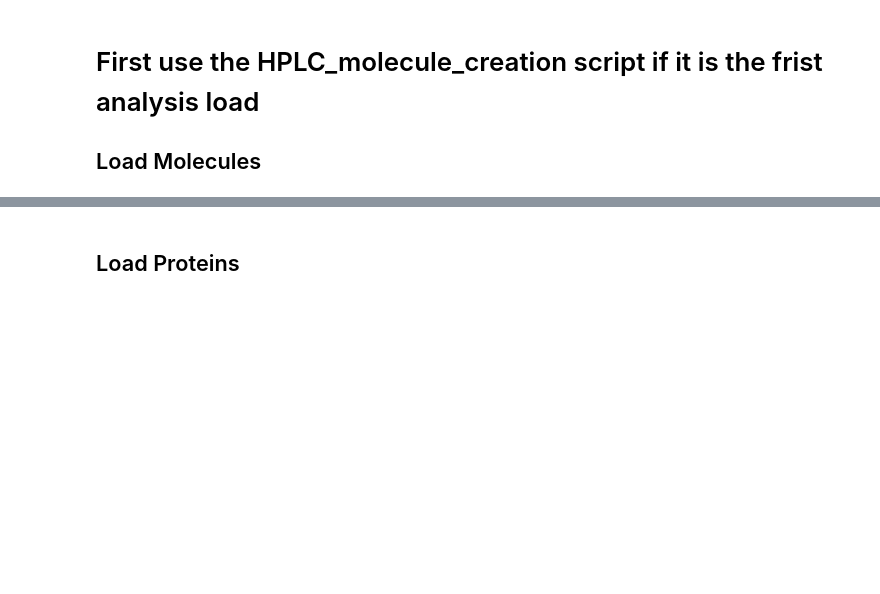
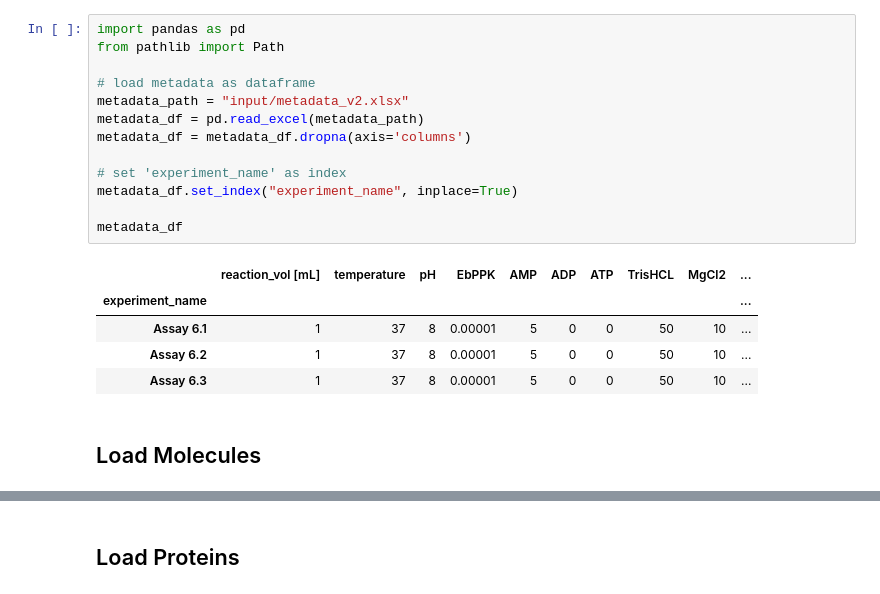
Before and after one commit to J4n-Nikl4s/HPLC_automatic_pre-processing, a Jupyter notebook: HPLC_analysis_multi_batch_excel.ipynb, the cells around one changed output, grey strips where cells are left out. Cells and saved outputs as stored; diff of their text form; blank space fills up the shorter version.

Commit message:
- Update scripts

```diff
--- a/HPLC_analysis_multi_batch_excel.ipynb
+++ b/HPLC_analysis_multi_batch_excel.ipynb
@@ -1,5 +7,23 @@
+# %%
+import pandas as pd
+from pathlib import Path
+
+# load metadata as dataframe
+metadata_path = "input/metadata_v2.xlsx"
+metadata_df = pd.read_excel(metadata_path)
+metadata_df = metadata_df.dropna(axis='columns')
+
+# set 'experiment_name' as index
+metadata_df.set_index("experiment_name", inplace=True)
+
+metadata_df
+# %% [output]
+|  | reaction_vol [mL] | temperature | pH | EbPPK | AMP | ADP | ATP | TrisHCL | MgCl2 | ... |
+| experiment_name |  |  |  |  |  |  |  |  |  | ... |
+| Assay 6.1 | 1 | 37 | 8 | 0.00001 | 5 | 0 | 0 | 50 | 10 | ... |
+| Assay 6.2 | 1 | 37 | 8 | 0.00001 | 5 | 0 | 0 | 50 | 10 | ... |
+| Assay 6.3 | 1 | 37 | 8 | 0.00001 | 5 | 0 | 0 | 50 | 10 | ... |
 # %% [markdown]
-# First use the HPLC_molecule_creation script if it is the frist analysis load
 
 ## Load Molecules
 # %%
```
Also changed, not shown: parts of 11 cells of this notebook, 1 other file.
